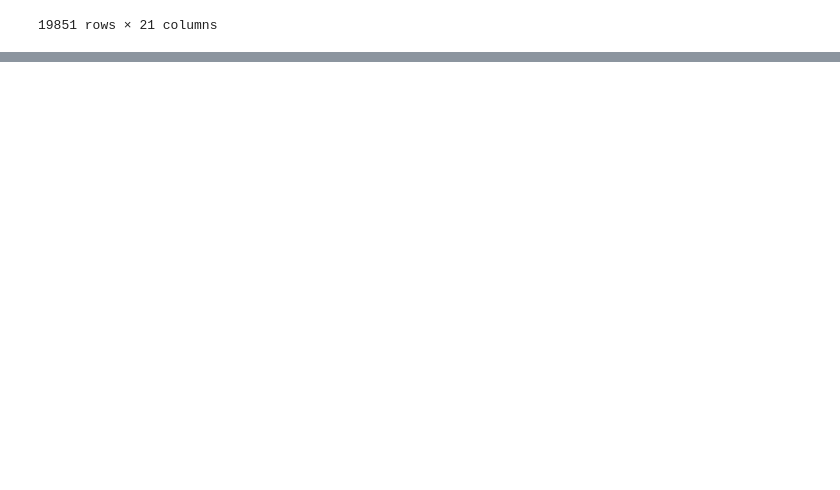
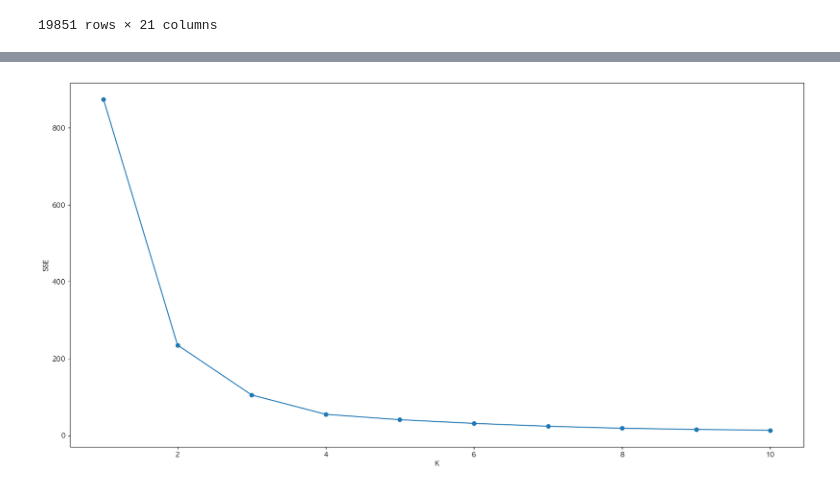
Before and after one commit to thals0/data-seoul-cvs-analysis, a Jupyter notebook: 02_kmeans_clustering.ipynb, the cells around one changed output, grey strips where cells are left out. Cells and saved outputs as stored; diff of their text form; code cells hidden in the pictures; blank space fills up the shorter version.

```diff
--- a/02_kmeans_clustering.ipynb
+++ b/02_kmeans_clustering.ipynb
@@ -250,0 +193,17 @@ area3
+# %%
+def elbow(X):
+    sse = []
+
+    for i in range(1,11):
+        km = KMeans(n_clusters=i,algorithm='auto', random_state=42)
+        km.fit(X)
+        sse.append(km.inertia_)
+
+    plt.plot(range(1,11), sse, marker='o')
+    plt.xlabel('K')
+    plt.ylabel('SSE')
+    plt.show()
+
+elbow(num_data2)
+# %% [output]
+[figure, added]
```
Also changed, not shown: parts of 82 cells of this notebook.
